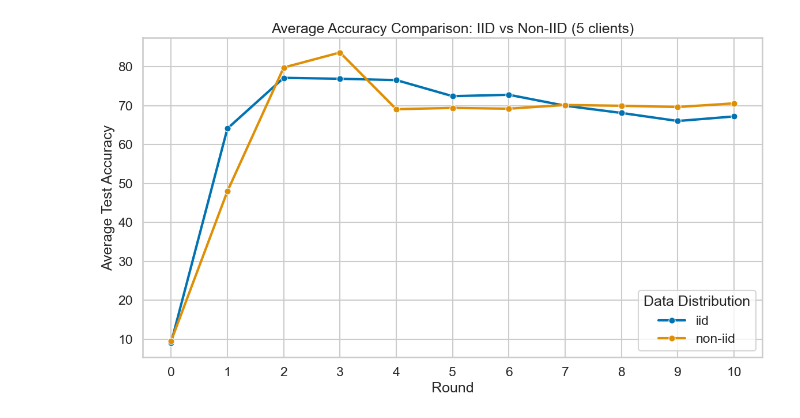
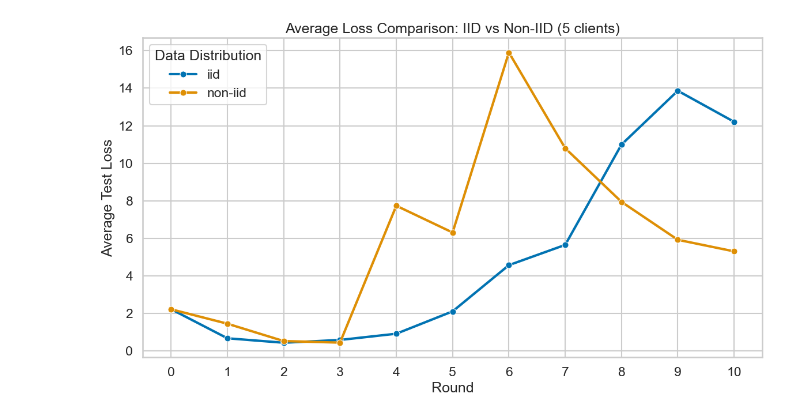
Before and after one commit to j0sh162/FederatedLearning-SNN, a Jupyter notebook: plot.ipynb, the cells around one changed output. Drawn from its saved outputs; the diff is of its cells as text; code cells hidden in the pictures.

Commit message:
plots

```diff
--- a/plot.ipynb
+++ b/plot.ipynb
@@ -7,7 +7,9 @@ import seaborn as sns
 import matplotlib.ticker as mticker
 from tensorboard.backend.event_processing import event_accumulator
 
-type = "non-iid"
+type = "standalone"
+plot__ = "loss"
+standal_csv_name = "Loss_train.csv"
 # === Function to convert TF events to CSV ===
 def convert_tf_to_csv(tfevent_path, save_folder):
     ea = event_accumulator.EventAccumulator(tfevent_path)
@@ -19,7 +21,7 @@ def convert_tf_to_csv(tfevent_path, save_folder):
         df = pd.DataFrame([(e.step, e.wall_time, e.value) for e in events],
                           columns=["step", "wall_time", "value"])
         # Scale by 100 only if ALL values are below 1
-        if df['value'].max() < 1:
+        if df['value'].max() <= 1:
             df['value'] = df['value'] * 100
         filename = f"{tag.replace('/', '_')}.csv"
         save_path = os.path.join(save_folder, filename)
@@ -48,16 +50,12 @@ for remaining in range(15, 0, -1):
     time.sleep(1)
 print("Proceeding with plotting.\n")
 
-# === Now read the CSV paths and metadata from a file (or build it here) ===
-# You can replace this with your actual 'plot_path.csv' reading
-
-# For demo, build dataframe manually from converted CSVs
 all_csv_files = []
 all_metadata = []
 
 for folder, filename, agg, method, n_clients in tf_event_files:
     # List all CSVs generated in the folder after conversion
-    files = [f for f in os.listdir(folder) if f.endswith("centralized_accuracy.csv") or f.endswith("Acc_train.csv")]
+    files = [f for f in os.listdir(folder) if f.endswith(f"centralized_{plot__}.csv") or f.endswith(standal_csv_name)]
     for f in files:
         all_csv_files.append(os.path.join(folder, f))
         all_metadata.append({
@@ -186,9 +296,26 @@ Saved: plots/non-iid_5clients.png
 # %%
 
-# === New cell: IID vs Non-IID Comparison ===
+# IID vs Non-IID Comparison
 data_types = ["iid", "non-iid"]
+
+# First, find intersecting combinations
+all_data = []
+for data_type in data_types:
+    df_info = pd.read_csv(f"/Users/julian/projects/University/Period5/FederatedLearning-SNN/{data_type}.csv")
+    combos = set(df_info[df_info['num_clients'] == 5][['aggregation', 'method']].apply(tuple, axis=1))
+    all_data.append((data_type, combos))
+
+# Find intersection
+iid_combos = all_data[0][1] if all_data[0][0] == 'iid' else all_data[1][1]
+non_iid_combos = all_data[1][1] if all_data[1][0] == 'non-iid' else all_data[0][1]
+intersecting_combos = iid_combos.intersection(non_iid_combos)
+
+print(f"IID combinations: {iid_combos}")
+print(f"Non-IID combinations: {non_iid_combos}")
+print(f"Intersecting combinations: {intersecting_combos}")
+
+# Now process data with filtering
 all_avg_dfs = []
-
 for data_type in data_types:
     print(f"Processing {data_type} data for comparison...")
 
@@ -210,7 +337,7 @@ for data_type in data_types:
     # Build metadata for converted CSVs
     all_metadata = []
     for folder, filename, agg, method, n_clients in tf_event_files:
-        files = [f for f in os.listdir(folder) if f.endswith("centralized_accuracy.csv") or f.endswith("Acc_train.csv")]
+        files = [f for f in os.listdir(folder) if f.endswith(f"centralized_{plot__}.csv") or f.endswith(standal_csv_name)]
         for f in files:
             all_metadata.append({
                 "filepath": os.path.join(folder, f),
@@ -221,8 +348,8 @@ for data_type in data_types:
 
     df_meta = pd.DataFrame(all_metadata)
 
-    # Load CSV data
-    all_dfs = []
+    # Load CSV data - RESET all_dfs for each data type
+    all_dfs = []  # Reset here!
     for idx, row in df_meta.iterrows():
         try:
             df = pd.read_csv(row['filepath'], encoding='latin1')
@@ -236,36 +363,22 @@ for data_type in data_types:
     if all_dfs:
         combined_df = pd.concat(all_dfs, ignore_index=True)
 
-        # Filter to 5 clients and first 10 steps
+        # Filter to 5 clients, first 10 steps, AND intersecting combinations only
         filtered_df = combined_df[
             (combined_df['num_clients'] == 5) &
-            (combined_df['step'] <= 10)
+            (combined_df['step'] <= 10) &
+            (combined_df[['aggregation', 'method']].apply(tuple, axis=1).isin(intersecting_combos))
         ]
 
-        # Calculate average across all experiments for this data type
+        # Calculate average across ONLY intersecting experiments
         if not filtered_df.empty:
             avg_df = filtered_df.groupby('step', as_index=False)['value'].mean()
             avg_df['data_type'] = data_type
             all_avg_dfs.append(avg_df)
-            print(f"Added {data_type} average with {len(avg_df)} points")
+            print(f"Added {data_type} average with {len(avg_df)} points (intersecting only)")
 
 # Create comparison plot
 if len(all_avg_dfs) >= 2:
-    all_data = []
-    for data_type in data_types:
-        df_info = pd.read_csv(f"/Users/julian/projects/University/Period5/FederatedLearning-SNN/{data_type}.csv")
-        # Get unique combinations for this data type
-        combos = set(df_info[df_info['num_clients'] == 5][['aggregation', 'method']].apply(tuple, axis=1))
-        all_data.append((data_type, combos))
-
-    # Find intersection
-    iid_combos = all_data[0][1] if all_data[0][0] == 'iid' else all_data[1][1]
-    non_iid_combos = all_data[1][1] if all_data[1][0] == 'non-iid' else all_data[0][1]
-    intersecting_combos = iid_combos.intersection(non_iid_combos)
-
-    print(f"IID combinations: {iid_combos}")
-    print(f"Non-IID combinations: {non_iid_combos}")
-    print(f"Intersecting combinations: {intersecting_combos}")
 
     comparison_df = pd.concat(all_avg_dfs, ignore_index=True)
 
@@ -278,9 +391,9 @@ if len(all_avg_dfs) >= 2:
         linewidth=3,
         markersize=8
     )
-    plt.title("Average Accuracy Comparison: IID vs Non-IID (5 clients)")
+    plt.title(f"Average {plot__.capitalize()} Comparison: IID vs Non-IID (5 clients)")
     plt.xlabel("Round")
-    plt.ylabel("Average Test Accuracy")
+    plt.ylabel(f"Average Test {plot__.capitalize()}")
     plt.legend(title="Data Distribution")
     plt.grid(True)
     plt.gca().xaxis.set_major_locator(mticker.MaxNLocator(integer=True))
@@ -316 +429 @@ Saved: plots/iid_vs_non-iid_comparison.png
-[figure, old version]
+[figure, new version]
```
Also changed, not shown: parts of 3 cells of this notebook, 36 other files.
